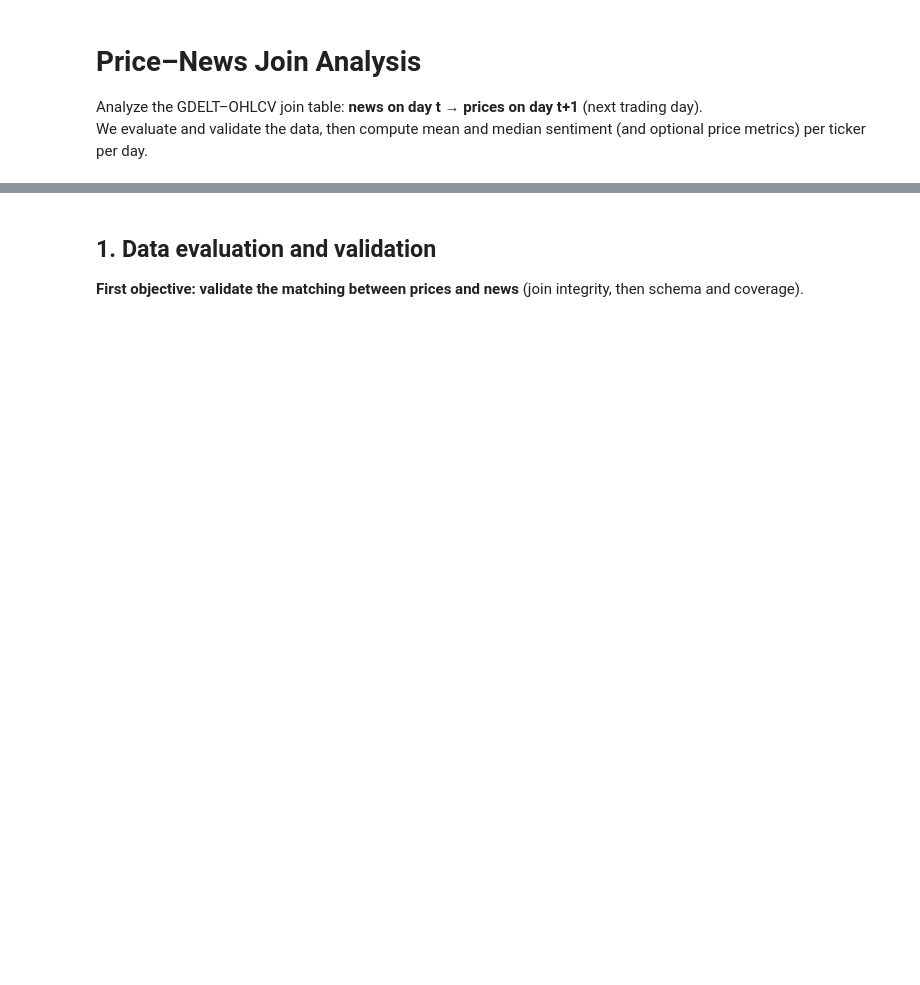
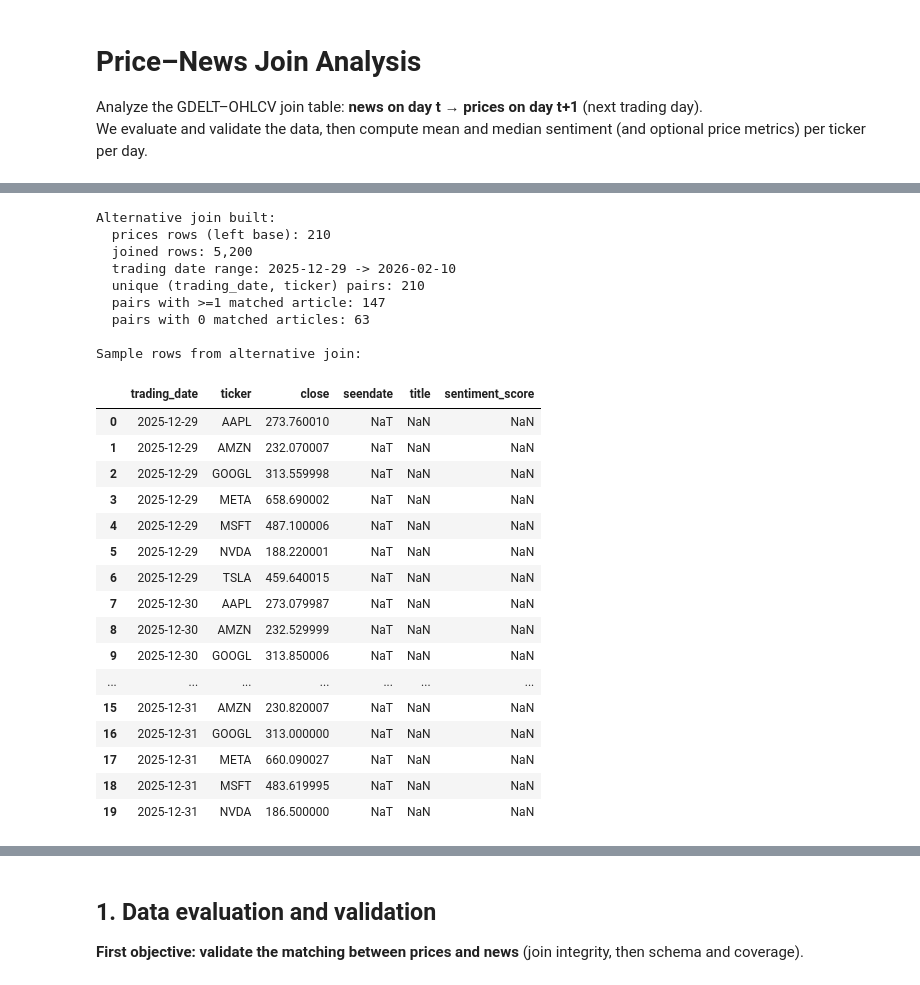
Before and after one commit to Trevor5008/market-sentiment-analysis, a Jupyter notebook: docs/eda/sprint_3/notebooks/price_news_analysis.ipynb, the cells around one changed output, grey strips where cells are left out. Drawn from its saved outputs; the diff is of its cells as text; code cells hidden in the pictures; blank space fills up the shorter version.

```diff
--- a/docs/eda/sprint_3/notebooks/price_news_analysis.ipynb
+++ b/docs/eda/sprint_3/notebooks/price_news_analysis.ipynb
@@ -30,0 +40,74 @@ Columns: ['seendate', 'url', 'title', 'language', 'domain', 'socialimage', 'comp
+# %%
+# Trading-day indexed left join: prices (left) <- gdelt accumulated
+prices_path = PROCESSED_DIR / "prices_daily_accumulated.csv"
+gdelt_acc_path = PROCESSED_DIR / "gdelt_articles_with_sentiment.csv"
+
+prices_left = pd.read_csv(prices_path, parse_dates=["date"])
+gdelt_acc = pd.read_csv(gdelt_acc_path, parse_dates=["seendate"])
+
+# Normalize join keys to calendar day + ticker
+prices_left["trading_date"] = prices_left["date"].dt.tz_localize(None).dt.normalize()
+gdelt_acc["article_date"] = pd.to_datetime(gdelt_acc["seendate"], utc=True).dt.tz_localize(None).dt.normalize()
+
+prices_left["ticker"] = prices_left["ticker"].astype(str).str.upper().str.strip()
+gdelt_acc["ticker"] = gdelt_acc["ticker"].astype(str).str.upper().str.strip()
+
+alt_join = prices_left.merge(
+    gdelt_acc,
+    how="left",
+    left_on=["trading_date", "ticker"],
+    right_on=["article_date", "ticker"],
+    suffixes=("_price", "_news"),
+)
+
+print("Alternative join built:")
+print(f"  prices rows (left base): {len(prices_left):,}")
+print(f"  joined rows: {len(alt_join):,}")
+print(f"  trading date range: {prices_left['trading_date'].min().date()} -> {prices_left['trading_date'].max().date()}")
+
+# Coverage diagnostics: how many trading-day x ticker rows have at least one matched article
+coverage = (
+    alt_join.groupby(["trading_date", "ticker"], as_index=False)
+    .agg(has_news=("url", lambda s: s.notna().any()), article_rows=("url", "count"))
+)
+
+print(f"  unique (trading_date, ticker) pairs: {len(coverage):,}")
+print(f"  pairs with >=1 matched article: {int(coverage['has_news'].sum()):,}")
+print(f"  pairs with 0 matched articles: {int((~coverage['has_news']).sum()):,}")
+
+print("\nSample rows from alternative join:")
+display(
+    alt_join[["trading_date", "ticker", "close", "seendate", "title", "sentiment_score"]]
+    .sort_values(["trading_date", "ticker", "seendate"], na_position="last")
+    .head(20)
+)
+
+# Keep as named object for downstream analysis cells if needed
+alt_join_df = alt_join
+# %% [output]
+Alternative join built:
+  prices rows (left base): 210
+  joined rows: 5,200
+  trading date range: 2025-12-29 -> 2026-02-10
+  unique (trading_date, ticker) pairs: 210
+  pairs with >=1 matched article: 147
+  pairs with 0 matched articles: 63
+
+Sample rows from alternative join:
+|  | trading_date | ticker | close | seendate | title | sentiment_score |
+| 0 | 2025-12-29 | AAPL | 273.760010 | NaT | NaN | NaN |
+| 1 | 2025-12-29 | AMZN | 232.070007 | NaT | NaN | NaN |
+| 2 | 2025-12-29 | GOOGL | 313.559998 | NaT | NaN | NaN |
+| 3 | 2025-12-29 | META | 658.690002 | NaT | NaN | NaN |
+| 4 | 2025-12-29 | MSFT | 487.100006 | NaT | NaN | NaN |
+| 5 | 2025-12-29 | NVDA | 188.220001 | NaT | NaN | NaN |
+| 6 | 2025-12-29 | TSLA | 459.640015 | NaT | NaN | NaN |
+| 7 | 2025-12-30 | AAPL | 273.079987 | NaT | NaN | NaN |
+| 8 | 2025-12-30 | AMZN | 232.529999 | NaT | NaN | NaN |
+| 9 | 2025-12-30 | GOOGL | 313.850006 | NaT | NaN | NaN |
+| ... | ... | ... | ... | ... | ... | ... |
+| 15 | 2025-12-31 | AMZN | 230.820007 | NaT | NaN | NaN |
+| 16 | 2025-12-31 | GOOGL | 313.000000 | NaT | NaN | NaN |
+| 17 | 2025-12-31 | META | 660.090027 | NaT | NaN | NaN |
+| 18 | 2025-12-31 | MSFT | 483.619995 | NaT | NaN | NaN |
+| 19 | 2025-12-31 | NVDA | 186.500000 | NaT | NaN | NaN |
```
Also changed, not shown: parts of 19 cells of this notebook, 3 other files.
